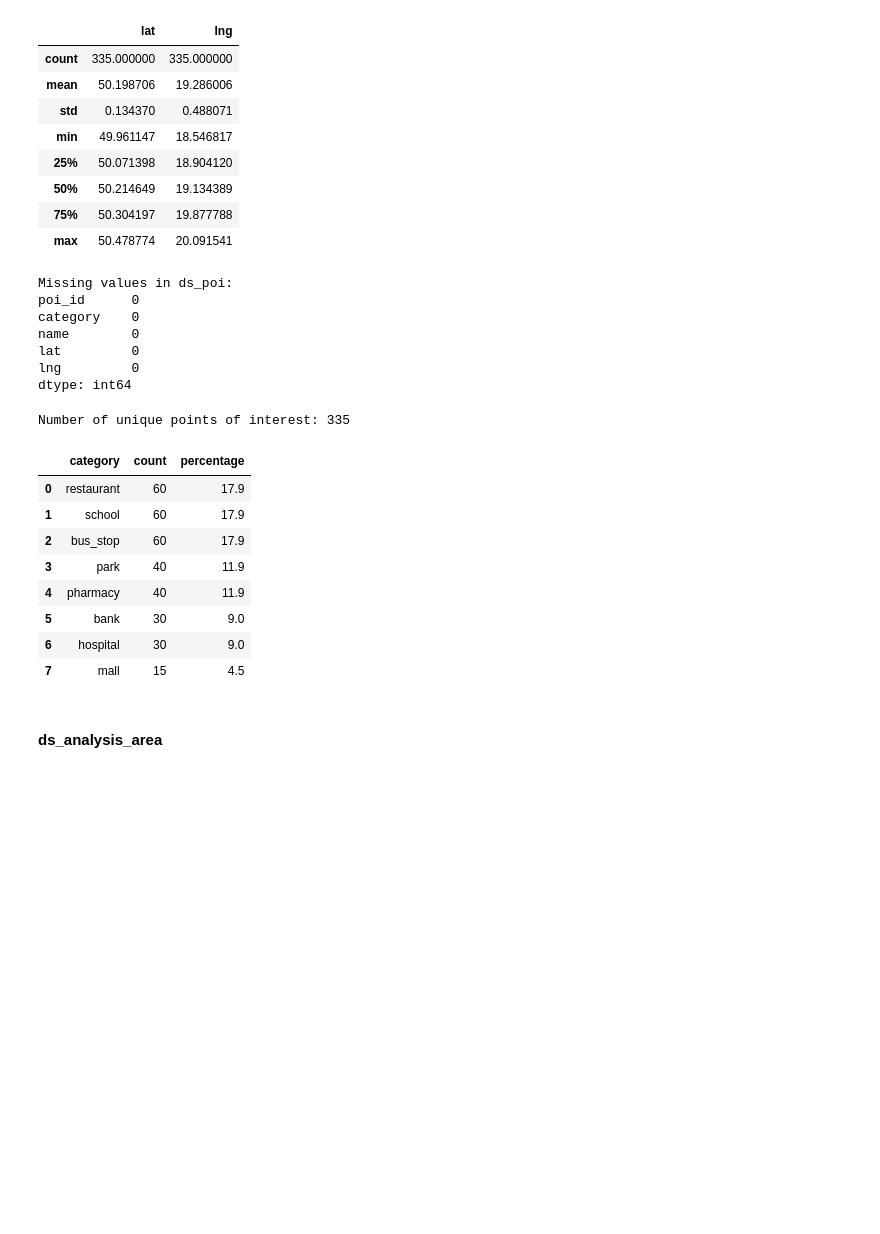
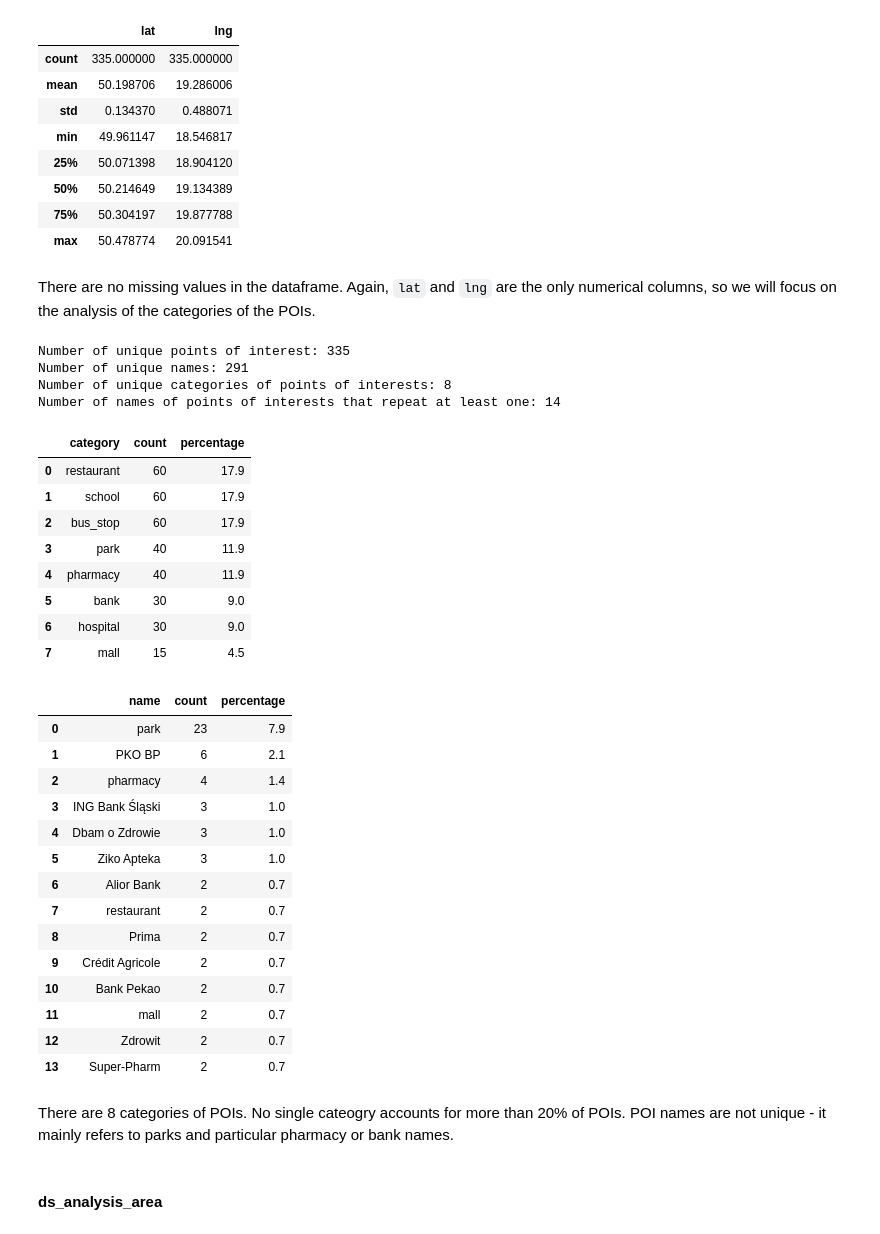
Before and after one commit to JanMatusiak/dataplace-ai-task, a Jupyter notebook: notebooks/01_exploratory_data_analysis.ipynb, the cells around one changed output. Saved outputs shown, nothing was run; the diff lists cells and outputs as text; code cells hidden in the pictures; blank space fills up the shorter version.

```diff
--- a/notebooks/01_exploratory_data_analysis.ipynb
+++ b/notebooks/01_exploratory_data_analysis.ipynb
@@ -260,17 +257,8 @@ memory usage: 13.2+ KB
 | 50% | 50.214649 | 19.134389 |
 | 75% | 50.304197 | 19.877788 |
 | max | 50.478774 | 20.091541 |
-# %%
-print("Missing values in ds_poi:")
-print(ds_poi.isnull().sum())
-# %% [output]
-Missing values in ds_poi:
-poi_id      0
-category    0
-name        0
-lat         0
-lng         0
-dtype: int64
+# %% [markdown]
+There are no missing values in the dataframe. Again, `lat` and `lng` are the only numerical columns, so we will focus on the analysis of the categories of the POIs.
 # %%
 total_number_of_poi = ds_poi['poi_id'].nunique()
 counts = ds_poi['category'].value_counts()
@@ -279,10 +267,24 @@ number_of_poi = pd.DataFrame({
     'count': counts.values,
     'percentage': (counts.values / total_number_of_poi * 100).round(1)
 })
+total_number_of_names = ds_poi['name'].nunique()
+names_counts = ds_poi['name'].value_counts()
+number_of_poi_names = pd.DataFrame({
+    'name': names_counts.index,
+    'count': names_counts.values,
+    'percentage': (names_counts.values / total_number_of_names * 100).round(1)
+})
+number_of_poi_names = number_of_poi_names[number_of_poi_names['count'] > 1]
 print(f"Number of unique points of interest: {total_number_of_poi}")
+print(f"Number of unique names: {total_number_of_names}")
+print(f"Number of unique categories of points of interests: {len(number_of_poi)}")
+print(f"Number of names of points of interests that repeat at least one: {len(number_of_poi_names)}")
 number_of_poi
 # %% [output]
 Number of unique points of interest: 335
+Number of unique names: 291
+Number of unique categories of points of interests: 8
+Number of names of points of interests that repeat at least one: 14
 |  | category | count | percentage |
 | 0 | restaurant | 60 | 17.9 |
 | 1 | school | 60 | 17.9 |
@@ -292,6 +294,26 @@ Number of unique points of interest: 335
 | 5 | bank | 30 | 9.0 |
 | 6 | hospital | 30 | 9.0 |
 | 7 | mall | 15 | 4.5 |
+# %%
+number_of_poi_names
+# %% [output]
+|  | name | count | percentage |
+| 0 | park | 23 | 7.9 |
+| 1 | PKO BP | 6 | 2.1 |
+| 2 | pharmacy | 4 | 1.4 |
+| 3 | ING Bank Śląski | 3 | 1.0 |
+| 4 | Dbam o Zdrowie | 3 | 1.0 |
+| 5 | Ziko Apteka | 3 | 1.0 |
+| 6 | Alior Bank | 2 | 0.7 |
+| 7 | restaurant | 2 | 0.7 |
+| 8 | Prima | 2 | 0.7 |
+| 9 | Crédit Agricole | 2 | 0.7 |
+| 10 | Bank Pekao | 2 | 0.7 |
+| 11 | mall | 2 | 0.7 |
+| 12 | Zdrowit | 2 | 0.7 |
+| 13 | Super-Pharm | 2 | 0.7 |
+# %% [markdown]
+There are 8 categories of POIs. No single cateogry accounts for more than 20% of POIs. POI names are not unique - it mainly refers to parks and particular pharmacy or bank names.
 # %%
 gdf_poi = gpd.GeoDataFrame(
     ds_poi,
```
Also changed, not shown: parts of 81 cells of this notebook.
